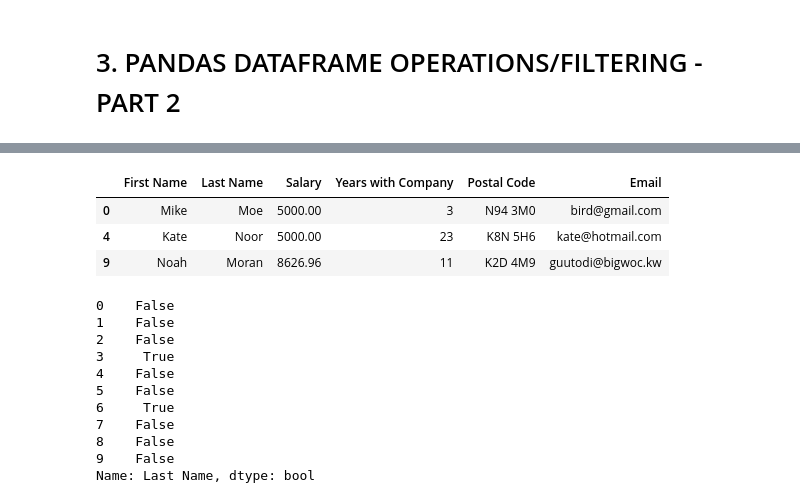
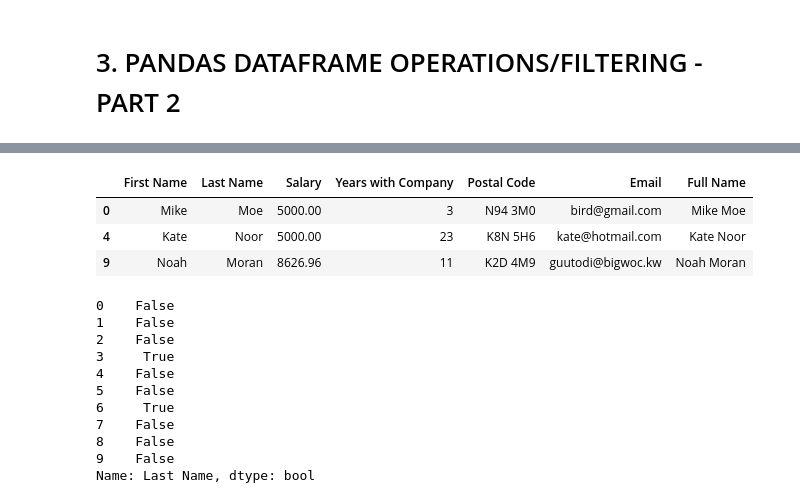
Before and after one commit to miguelestradam3/jupyter_pandas_third_training, a Jupyter notebook: Pandas for Data Analysis - Learning Path Part 3.ipynb, the cells around one changed output, grey strips where cells are left out. Saved outputs shown, nothing was run; the diff lists cells and outputs as text; code cells hidden in the pictures.

```diff
--- a/Pandas for Data Analysis - Learning Path Part 3.ipynb
+++ b/Pandas for Data Analysis - Learning Path Part 3.ipynb
@@ -128,9 +132,10 @@ np.float64(170000.0)
 # %%
 # values that fall between a given range
+employee_df[employee_df['Salary'].between(5000,9000)]
 # %% [output]
-|  | First Name | Last Name | Salary | Years with Company | Postal Code | Email |
-| 0 | Mike | Moe | 5000.00 | 3 | N94 3M0 | bird@gmail.com |
-| 4 | Kate | Noor | 5000.00 | 23 | K8N 5H6 | kate@hotmail.com |
-| 9 | Noah | Moran | 8626.96 | 11 | K2D 4M9 | guutodi@bigwoc.kw |
+|  | First Name | Last Name | Salary | Years with Company | Postal Code | Email | Full Name |
+| 0 | Mike | Moe | 5000.00 | 3 | N94 3M0 | bird@gmail.com | Mike Moe |
+| 4 | Kate | Noor | 5000.00 | 23 | K8N 5H6 | kate@hotmail.com | Kate Noor |
+| 9 | Noah | Moran | 8626.96 | 11 | K2D 4M9 | guutodi@bigwoc.kw | Noah Moran |
 # %%
 # Delete all duplicated rows
```
Also changed, not shown: parts of 9 cells of this notebook.
